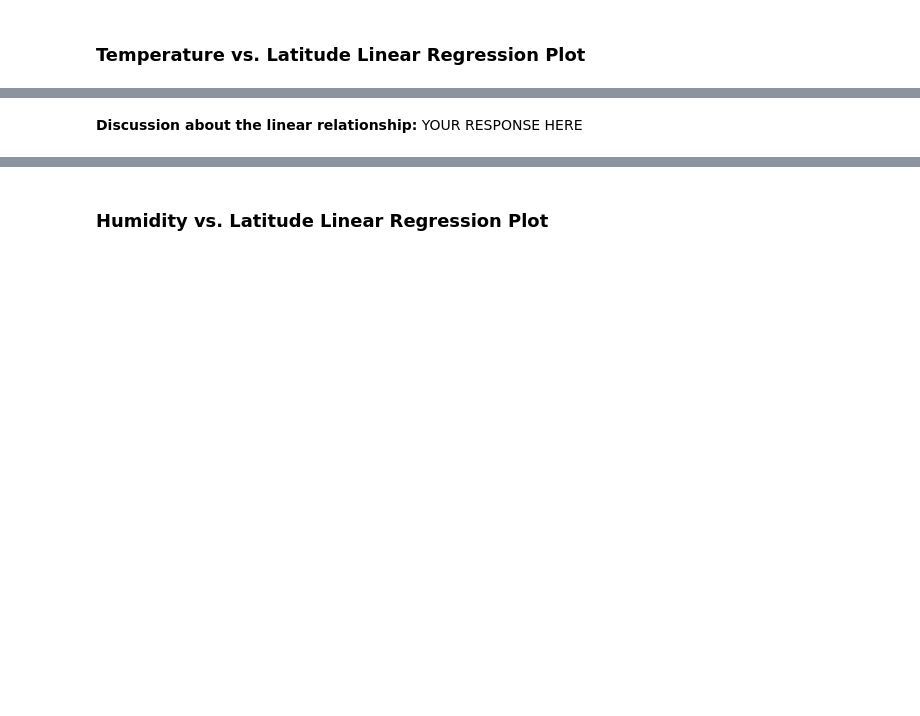
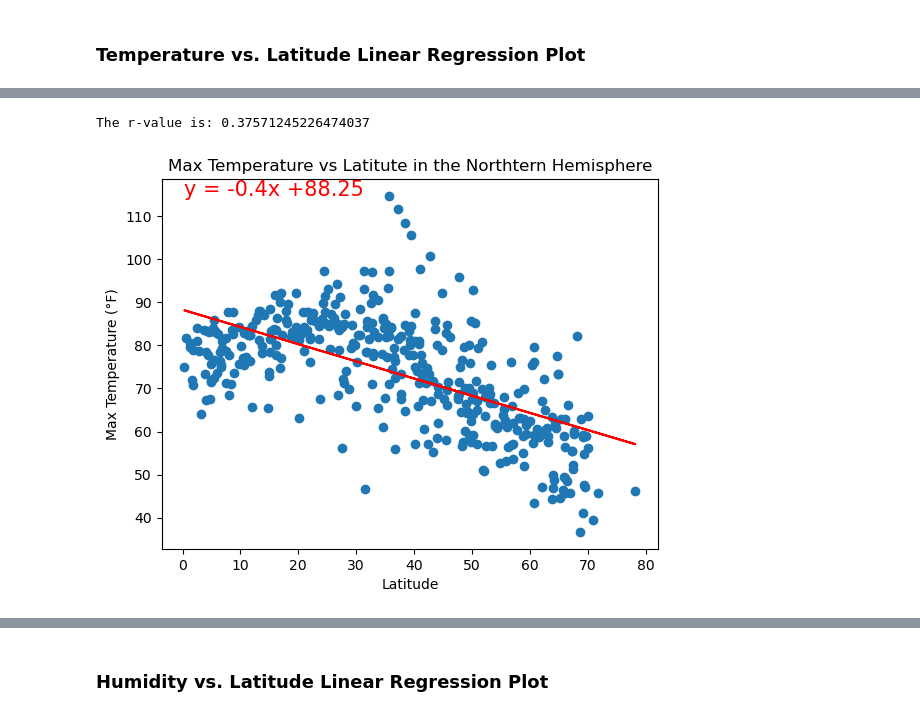
Before and after one commit to MirianRuanova/Python-api-challenge, a Jupyter notebook: WeatherPy/WeatherPy.ipynb, the cells around one changed output, grey strips where cells are left out. Drawn from its saved outputs; the diff is of its cells as text; code cells hidden in the pictures; blank space fills up the shorter version.

```diff
--- a/WeatherPy/WeatherPy.ipynb
+++ b/WeatherPy/WeatherPy.ipynb
@@ -267,9 +267,9 @@ plt.show()
 ## Requirement 2: Compute Linear Regression for Each Relationship
 # %%
 # Define a function to create Linear Regression plots
-def create_linear_regression_plot(x, y, x_label, y_label):
+def create_linear_regression_plot(x, y, x_label, y_label, title):
     # Perform linear regression
-    (slope, intercept, rvalue, pvalue, stderr) = stats.linregress(x, y)
+    (slope, intercept, rvalue, pvalue, stderr) = linregress(x, y)
 
     # Get regression values
     regress_values = x * slope + intercept
@@ -277,15 +277,26 @@ def create_linear_regression_plot(x, y, x_label, y_label):
     # Create line equation string
     line_eq = "y = " + str(round(slope,2)) + "x +" + str(round(intercept,2))
 
+    # Calculate r-value
+    r_value = rvalue ** 2
+
     # Create scatter plot
     plt.scatter(x, y)
     plt.plot(x,regress_values,"r-")
 
     # Label plot and annotate the line equation
-    plt.title(f'{x_label} vs. {y_label} Linear Regression')
+    plt.title(title)
     plt.xlabel(x_label)
     plt.ylabel(y_label)
-    plt.annotate(line_eq,(20,5),fontsize=15,color="red")
+    plt.annotate(line_eq, (x.min(), y.max()), fontsize=15, color="red")
+
+
+
+
+    # Print the r-value and linear regression equation
+    print(f"The r-value is: {r_value:}")
+
+
     plt.show()
 # %%
 # Create a DataFrame with the Northern Hemisphere data (Latitude >= 0)
@@ -333,2 +332,8 @@ The r-value is: 0.4121057168607245
-# %% [markdown]
-**Discussion about the linear relationship:** YOUR RESPONSE HERE
+# %%
+# Linear regression on Northern Hemisphere
+create_linear_regression_plot(northern_hemi_df['Lat'], northern_hemi_df['Max Temp'],
+                              'Latitude', 'Max Temperature (°F)', 'Max Temperature vs Latitute in the Northtern Hemisphere'
+                             )
+# %% [output]
+The r-value is: 0.37571245226474037
+[figure, added]
```
Also changed, not shown: parts of 33 cells of this notebook.
